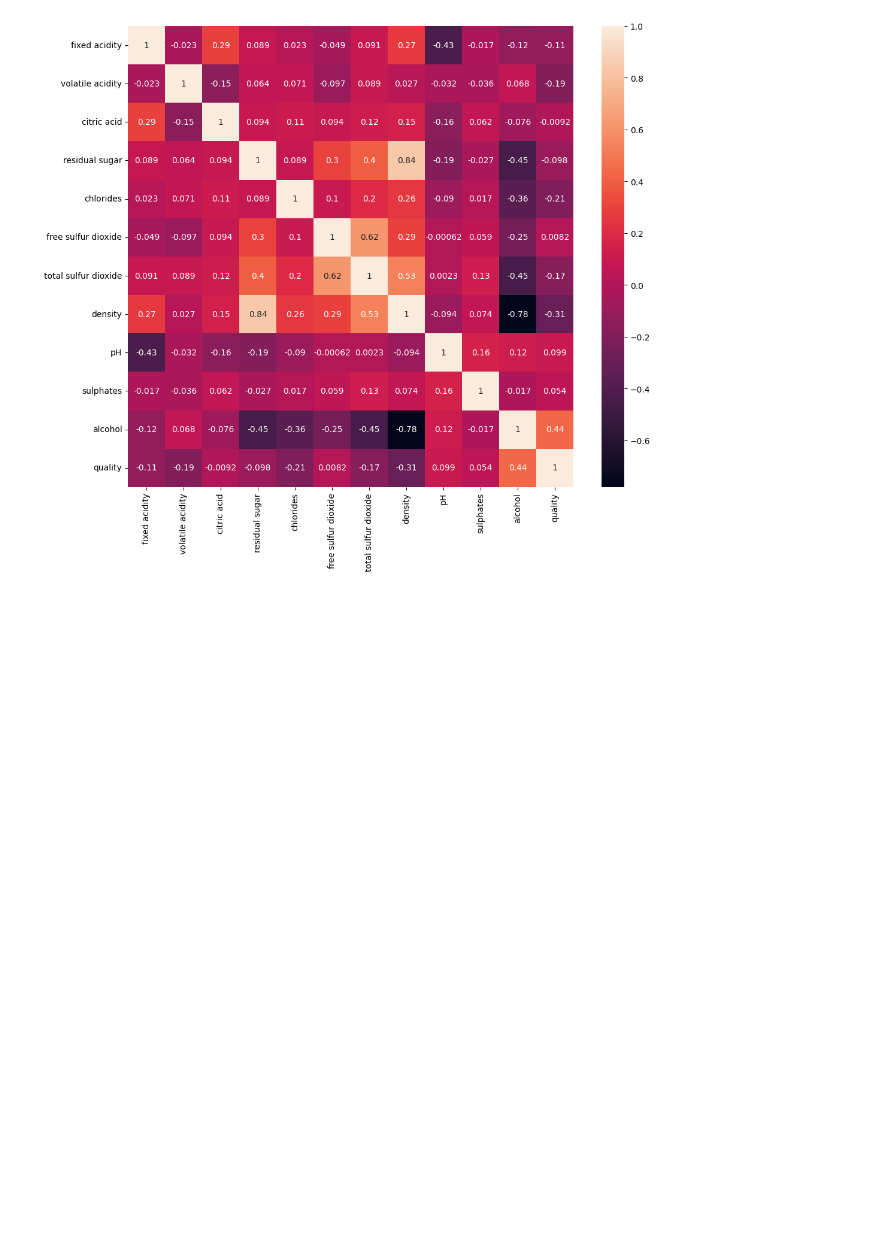
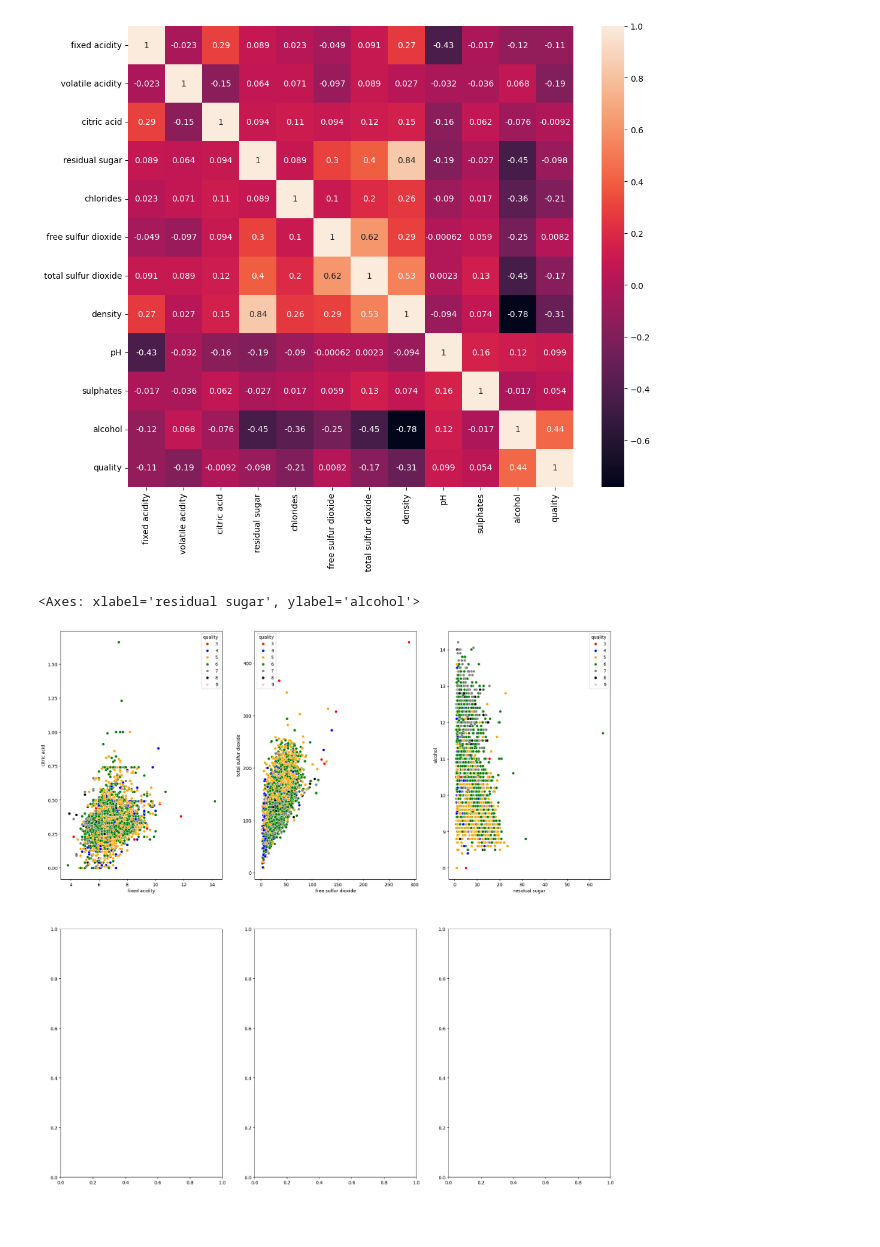
Before and after one commit to mertgenc0/WhiteWineDataScience, a Jupyter notebook: WhiteWine.ipynb, the cells around one changed output. Drawn from its saved outputs; the diff is of its cells as text; code cells hidden in the pictures; blank space fills up the shorter version.

Commit message:
Sctter Plot added

```diff
--- a/WhiteWine.ipynb
+++ b/WhiteWine.ipynb
@@ -93,3 +82,14 @@ sns.heatmap(dataset.corr(), annot=True)
 plt.show()
 # %% [output]
 [figure]
+# %%
+color = ['red', 'blue', 'orange', 'green', 'gray', 'black', 'pink']
+fig, ax = plt.subplots(2,3,figsize=(22,22))
+sns.scatterplot(x= 'fixed acidity', y = 'citric acid', hue = 'quality', data = dataset, palette=color, ax=ax[0,0])
+sns.scatterplot(x= 'free sulfur dioxide', y = 'total sulfur dioxide', hue = 'quality', data = dataset, palette=color, ax=ax[0,1])
+sns.scatterplot(x= 'residual sugar', y = 'alcohol', hue = 'quality', data = dataset, palette=color, ax=ax[0,2])
+# %% [output]
+<Axes: xlabel='residual sugar', ylabel='alcohol'>
+[figure, added]
+# %% [markdown]
+##
```
Also changed, not shown: parts of 1 cell of this notebook.
